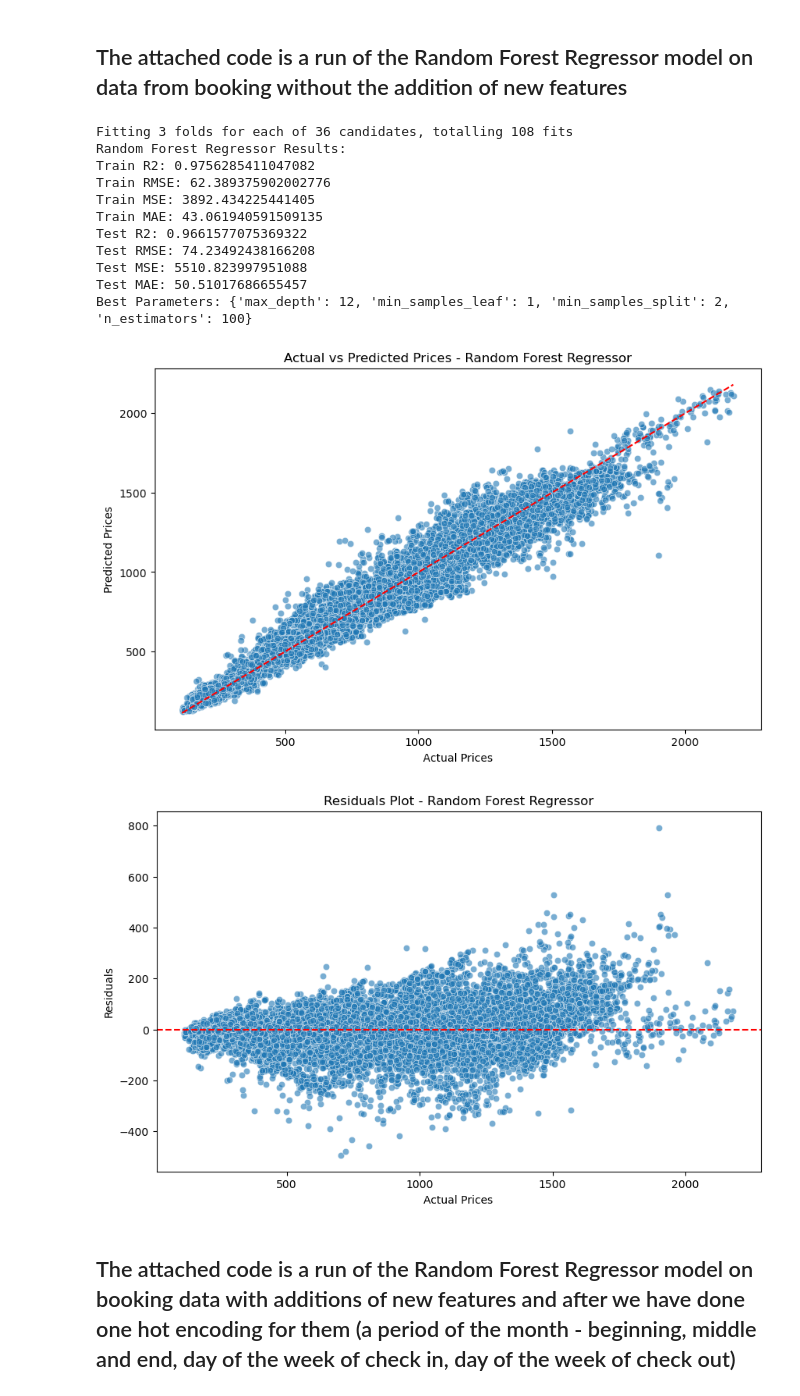
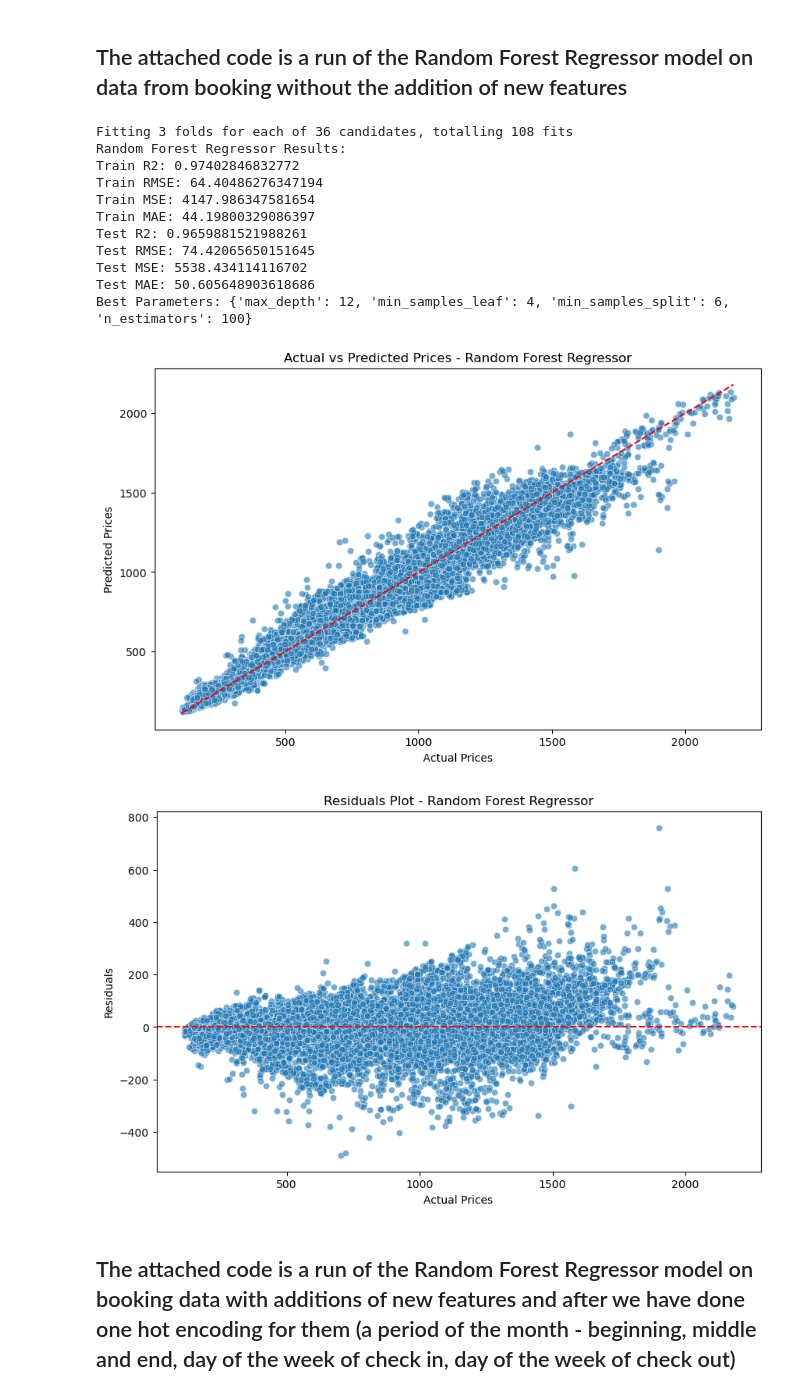
Before and after one commit to Omri5790/Data_Project, a Jupyter notebook: booking models/Random_Forest _Regressor_predict.ipynb, the cells around one changed output. Saved outputs shown, nothing was run; the diff lists cells and outputs as text; code cells hidden in the pictures.

```diff
--- a/booking models/Random_Forest _Regressor_predict.ipynb
+++ b/booking models/Random_Forest _Regressor_predict.ipynb
@@ -50,8 +50,8 @@ X_train, X_test, y_train, y_test = train_test_split(X, y, test_size=0.3, random_
 # Define the parameter grid for GridSearchCV
 param_grid = {
     'max_depth': [ 8, 10,12],
-    'min_samples_split': [2, 5],
-    'min_samples_leaf': [1, 2],
+    'min_samples_split': [ 6,7],
+    'min_samples_leaf': [4,6],
     'n_estimators': [50,75 ,100]
 }
 
@@ -86,43 +86,43 @@ print(f"Train RMSE: {train_rmse}")
 print(f"Train MSE: {train_mse}")
 print(f"Train MAE: {train_mae}")
 print(f"Test R2: {test_r2}")
 print(f"Test RMSE: {test_rmse}")
 print(f"Test MSE: {test_mse}")
 print(f"Test MAE: {test_mae}")
 print(f"Best Parameters: {grid_search.best_params_}")
 
 # Plot actual vs predicted prices
 plt.figure(figsize=(10, 6))
 sns.scatterplot(x=y_test, y=y_test_pred, alpha=0.6)
 plt.xlabel('Actual Prices')
 plt.ylabel('Predicted Prices')
 plt.title('Actual vs Predicted Prices - Random Forest Regressor')
 plt.plot([y_test.min(), y_test.max()], [y_test.min(), y_test.max()], color='red', linestyle='--')
 plt.show()
 
 
 # Residual plot
 residuals = y_test - y_test_pred
 plt.figure(figsize=(10, 6))
 sns.scatterplot(x=y_test, y=residuals, alpha=0.6)
 plt.axhline(y=0, color='red', linestyle='--')
 plt.xlabel('Actual Prices')
 plt.ylabel('Residuals')
 plt.title(f'Residuals Plot - Random Forest Regressor')
 plt.show()
 # %% [output]
 Fitting 3 folds for each of 36 candidates, totalling 108 fits
 Random Forest Regressor Results:
-Train R2: 0.9756285411047082
-Train RMSE: 62.389375902002776
-Train MSE: 3892.434225441405
-Train MAE: 43.061940591509135
-Test R2: 0.9661577075369322
-Test RMSE: 74.23492438166208
-Test MSE: 5510.823997951088
-Test MAE: 50.51017686655457
-Best Parameters: {'max_depth': 12, 'min_samples_leaf': 1, 'min_samples_split': 2, 'n_estimators': 100}
+Train R2: 0.97402846832772
+Train RMSE: 64.40486276347194
+Train MSE: 4147.986347581654
+Train MAE: 44.19800329086397
+Test R2: 0.9659881521988261
+Test RMSE: 74.42065650151645
+Test MSE: 5538.434114116702
+Test MAE: 50.605648903618686
+Best Parameters: {'max_depth': 12, 'min_samples_leaf': 4, 'min_samples_split': 6, 'n_estimators': 100}
-[figure, old version]
+[figure, new version]
-[figure, old version]
+[figure, new version]
 # %% [markdown]
 ## The attached code is a run of the Random Forest Regressor model on booking data with additions of new features and after we have done one hot encoding for them (a period of the month - beginning, middle and end, day of the week of check in, day of the week of check out)
```
Also changed, not shown: parts of 5 cells of this notebook, 3 other files.
